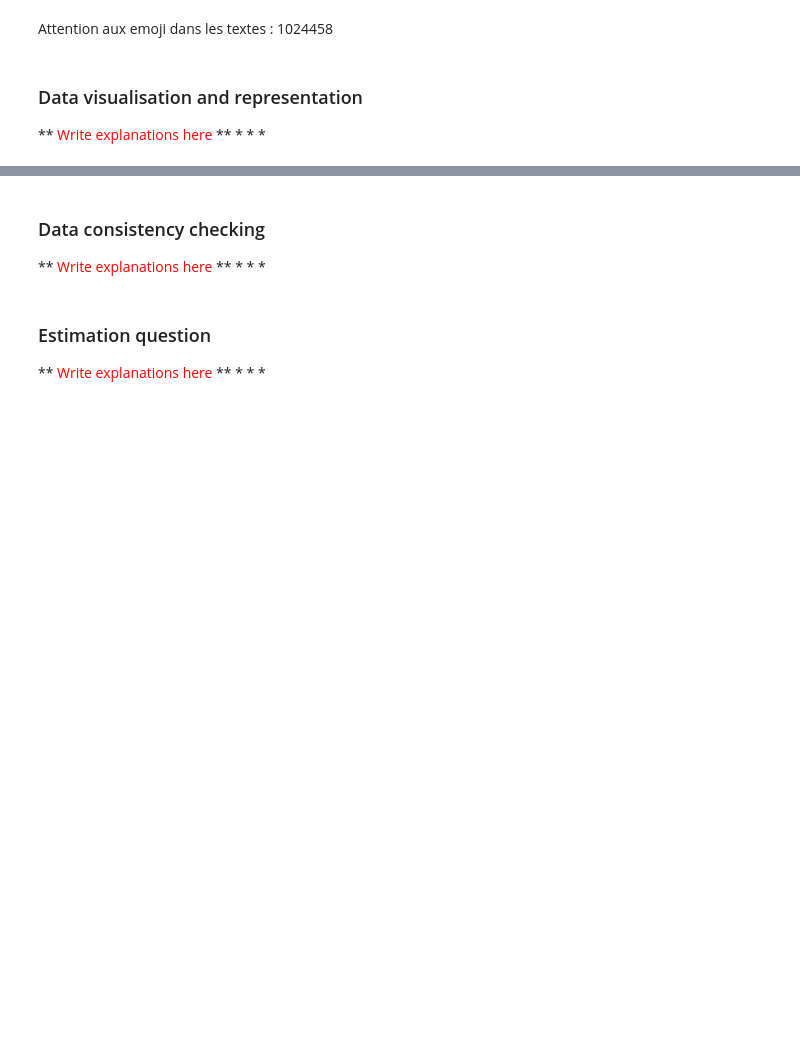
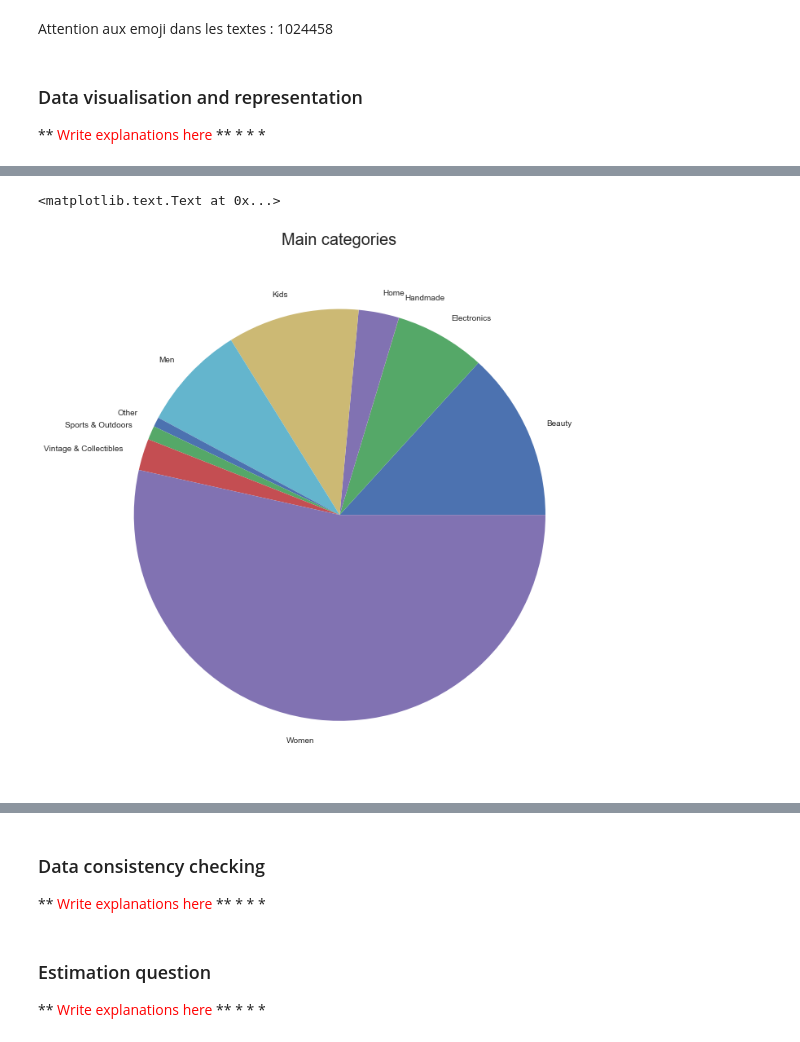
Before and after one commit to vlapparov/NLP-Prediction-Python-Project, a Jupyter notebook: Projet_Notebook_LAPPAROV_IZADI.ipynb, the cells around one changed output, grey strips where cells are left out. Saved outputs shown, nothing was run; the diff lists cells and outputs as text; code cells hidden in the pictures; blank space fills up the shorter version.

Commit message:
Add files via upload
Added some plots and a description function

```diff
--- a/Projet_Notebook_LAPPAROV_IZADI.ipynb
+++ b/Projet_Notebook_LAPPAROV_IZADI.ipynb
@@ -618,0 +683,10 @@ Attention aux emoji dans les textes : 1024458
+# %%
+
+plt.figure(figsize = (10,12))
+data_mercari.name.groupby(data_mercari.main_cat).count().plot(kind = 'pie')
+plt.title ('Main categories', fontsize = 20)
+plt.axis('equal')
+plt.ylabel('')
+# %% [output]
+<matplotlib.text.Text at 0x...>
+[figure, added]
```
Also changed, not shown: parts of 13 cells of this notebook.
